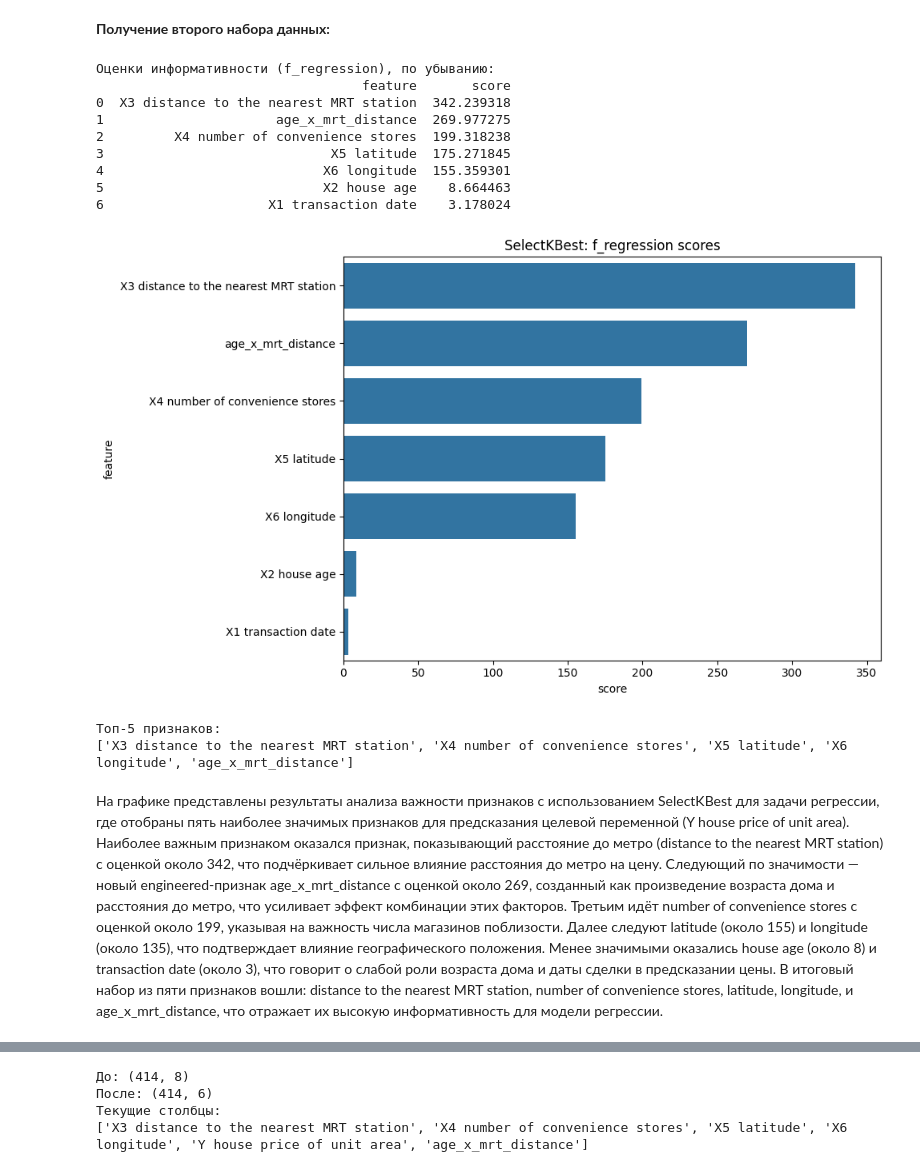
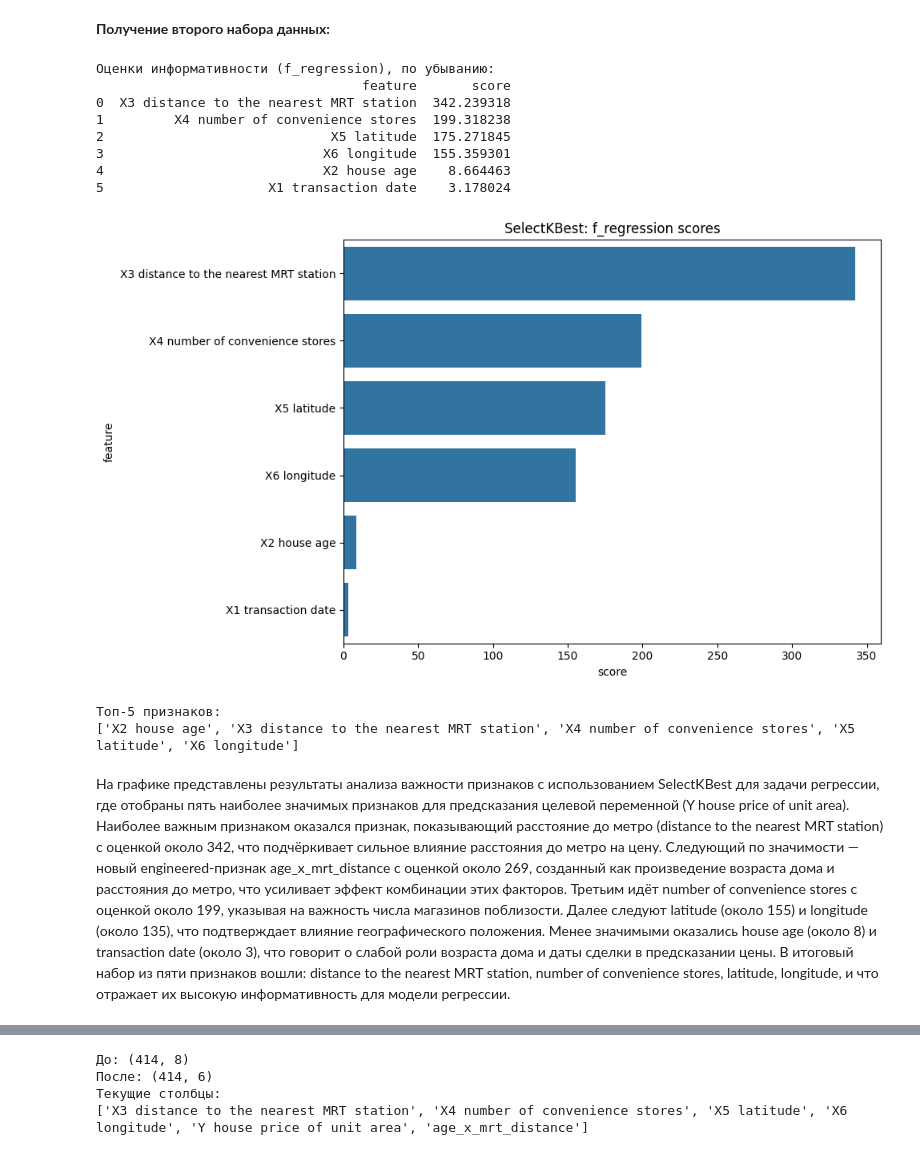
Before and after one commit to Ddkaba/IAD_Lab_1, a Jupyter notebook: IAD_Lab1.ipynb, the cells around one changed output, grey strips where cells are left out. Drawn from its saved outputs; the diff is of its cells as text; code cells hidden in the pictures.

```diff
--- a/IAD_Lab1.ipynb
+++ b/IAD_Lab1.ipynb
@@ -246,7 +246,7 @@ Name: Y house price of unit area, dtype: float64
 TARGET = 'Y house price of unit area'
 
 # Выбор источника данных: если расширенный набор данных уже посчитан, используем его; иначе — исходный
-source_df = dataset_fe if 'dataset_fe' in globals() else dataset
+source_df = dataset if 'dataset' in globals() else dataset
 
 # Числовые признаки
 X_num = source_df.drop(columns=[TARGET]).select_dtypes(include=[np.number])
@@ -260,42 +260,41 @@ X_num_imp = pd.DataFrame(imputer.fit_transform(X_num), columns=X_num.columns, in
 # SelectKBest с функцией f_regression — это F-тест для линейной зависимости между признаком и target.
 all_selector = SelectKBest(score_func=f_regression, k='all')
 all_selector.fit(X_num_imp, y)
 
 # Собираем результаты в датафрейм
 scores_df = (
     pd.DataFrame({'feature': X_num_imp.columns, 'score': all_selector.scores_})
       .sort_values('score', ascending=False)
       .reset_index(drop=True))
 
 print('Оценки информативности (f_regression), по убыванию:')
 print(scores_df)
 
 plt.figure(figsize=(10, 6))
 sns.barplot(data=scores_df, x='score', y='feature', color='#1f77b4')
 plt.title('SelectKBest: f_regression scores')
 plt.tight_layout()
 plt.show()
 
 # Выбор ТОП-K признаков
 K = 5
 selector = SelectKBest(score_func=f_regression, k=K)
 selector.fit(X_num_imp, y)
 selected_features = X_num_imp.columns[selector.get_support()].tolist()
 print(f'Топ-{K} признаков:')
 print(selected_features)
 # %% [output]
 Оценки информативности (f_regression), по убыванию:
                                   feature       score
 0  X3 distance to the nearest MRT station  342.239318
-1                      age_x_mrt_distance  269.977275
-2         X4 number of convenience stores  199.318238
-3                             X5 latitude  175.271845
-4                            X6 longitude  155.359301
-5                            X2 house age    8.664463
-6                     X1 transaction date    3.178024
+1         X4 number of convenience stores  199.318238
+2                             X5 latitude  175.271845
+3                            X6 longitude  155.359301
+4                            X2 house age    8.664463
+5                     X1 transaction date    3.178024
-[figure, old version]
+[figure, new version]
 Топ-5 признаков:
-['X3 distance to the nearest MRT station', 'X4 number of convenience stores', 'X5 latitude', 'X6 longitude', 'age_x_mrt_distance']
+['X2 house age', 'X3 distance to the nearest MRT station', 'X4 number of convenience stores', 'X5 latitude', 'X6 longitude']
 # %% [markdown]
 На графике представлены результаты анализа важности признаков с использованием SelectKBest для задачи регрессии, где отобраны пять наиболее значимых признаков для предсказания целевой переменной (Y house price of unit area).
-Наиболее важным признаком оказался признак, показывающий расстояние до метро (distance to the nearest MRT station) с оценкой около 342, что подчёркивает сильное влияние расстояния до метро на цену. Следующий по значимости — новый engineered-признак age_x_mrt_distance с оценкой около 269, созданный как произведение возраста дома и расстояния до метро, что усиливает эффект комбинации этих факторов. Третьим идёт number of convenience stores с оценкой около 199, указывая на важность числа магазинов поблизости. Далее следуют latitude (около 155) и longitude (около 135), что подтверждает влияние географического положения. Менее значимыми оказались house age (около 8) и transaction date (около 3), что говорит о слабой роли возраста дома и даты сделки в предсказании цены. В итоговый набор из пяти признаков вошли: distance to the nearest MRT station, number of convenience stores, latitude, longitude, и age_x_mrt_distance, что отражает их высокую информативность для модели регрессии.
+Наиболее важным признаком оказался признак, показывающий расстояние до метро (distance to the nearest MRT station) с оценкой около 342, что подчёркивает сильное влияние расстояния до метро на цену. Следующий по значимости — новый engineered-признак age_x_mrt_distance с оценкой около 269, созданный как произведение возраста дома и расстояния до метро, что усиливает эффект комбинации этих факторов. Третьим идёт number of convenience stores с оценкой около 199, указывая на важность числа магазинов поблизости. Далее следуют latitude (около 155) и longitude (около 135), что подтверждает влияние географического положения. Менее значимыми оказались house age (около 8) и transaction date (около 3), что говорит о слабой роли возраста дома и даты сделки в предсказании цены. В итоговый набор из пяти признаков вошли: distance to the nearest MRT station, number of convenience stores, latitude, longitude, и что отражает их высокую информативность для модели регрессии.
```
Also changed, not shown: parts of 8 cells of this notebook.
